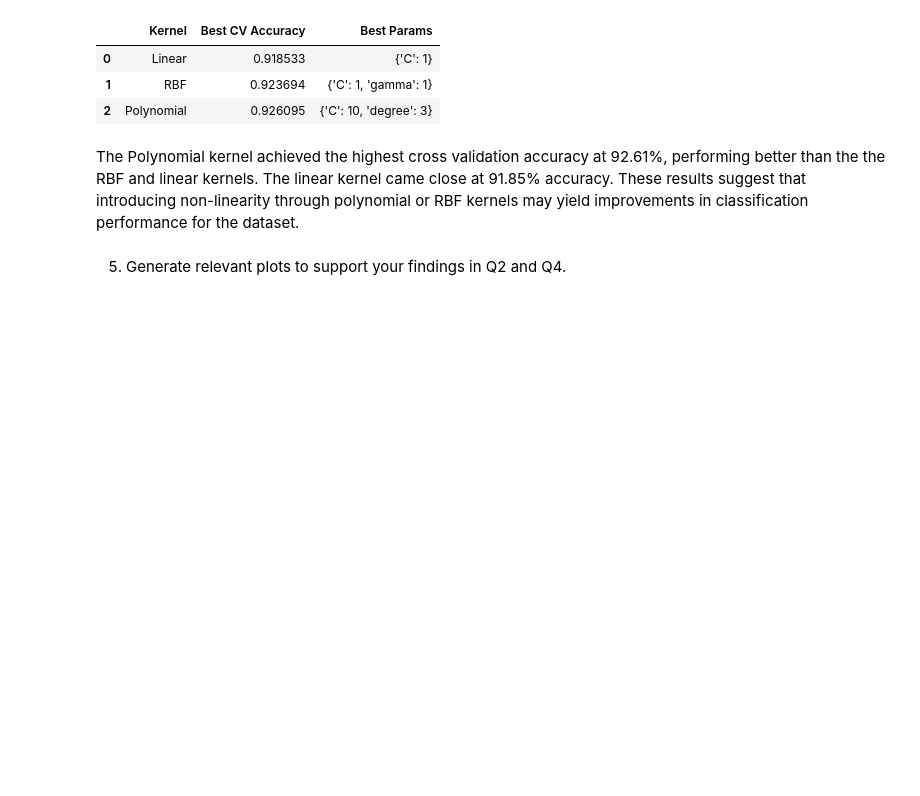
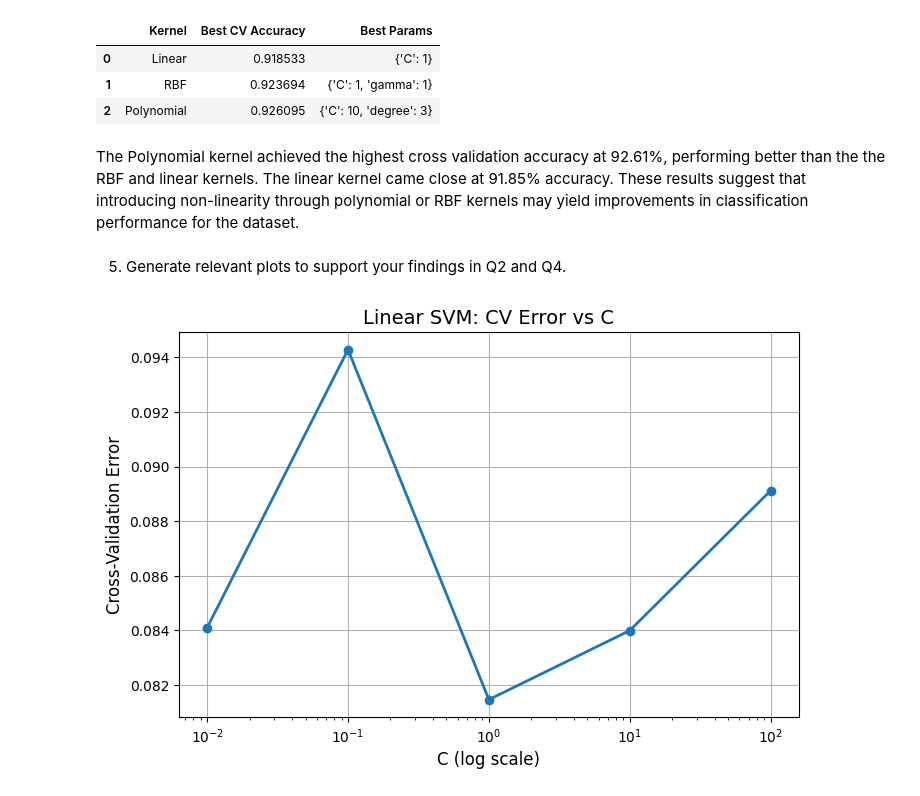
Before and after one commit to emilyneaville/DSCI-5340, a Jupyter notebook: Assignment_4/DSCI5340_HW4_Group8.ipynb, the cells around one changed output. Drawn from its saved outputs; the diff is of its cells as text; code cells hidden in the pictures; blank space fills up the shorter version.

Commit message:
Added charts

```diff
--- a/Assignment_4/DSCI5340_HW4_Group8.ipynb
+++ b/Assignment_4/DSCI5340_HW4_Group8.ipynb
@@ -240,3 +240,14 @@ The linear kernel came close at 91.85% accuracy.
 These results suggest that introducing non-linearity through polynomial or RBF kernels may yield improvements in classification performance for the dataset.
 # %% [markdown]
 5. Generate relevant plots to support your findings in Q2 and Q4.
+# %%
+plt.figure(figsize=(8, 5))
+plt.plot(results_df['C'], results_df['CV Error'], marker='o', linestyle='-', linewidth=2)
+plt.xscale('log')
+plt.xlabel('C (log scale)', fontsize=12)
+plt.ylabel('Cross-Validation Error', fontsize=12)
+plt.title('Linear SVM: CV Error vs C', fontsize=14)
+plt.grid(True)
+plt.show()
+# %% [output]
+[figure, added]
```
Also changed, not shown: parts of 3 cells of this notebook.
